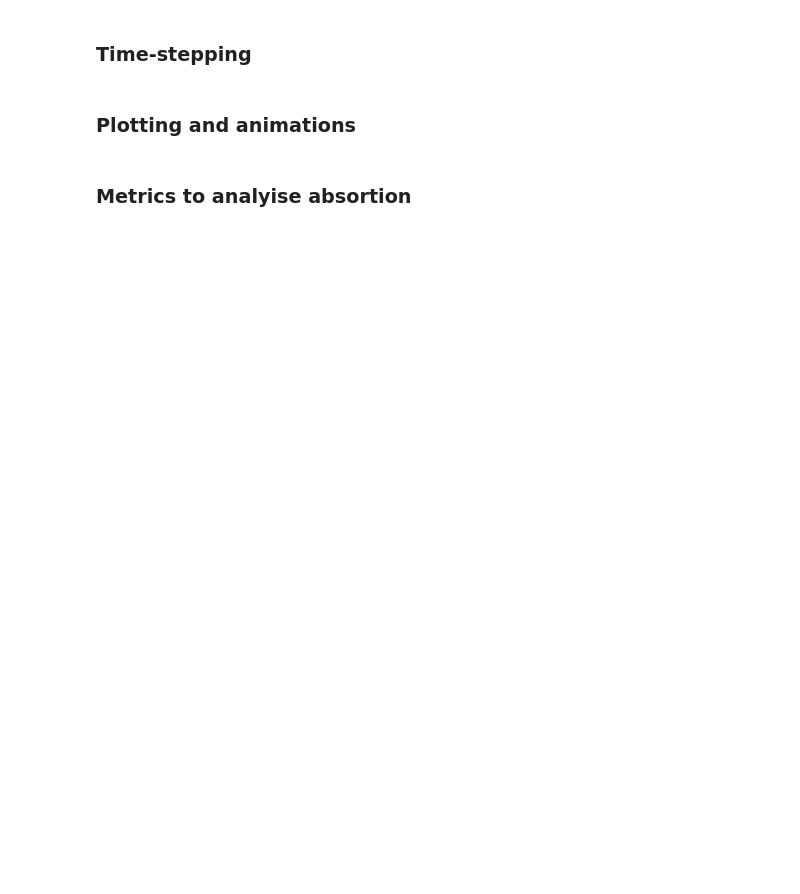
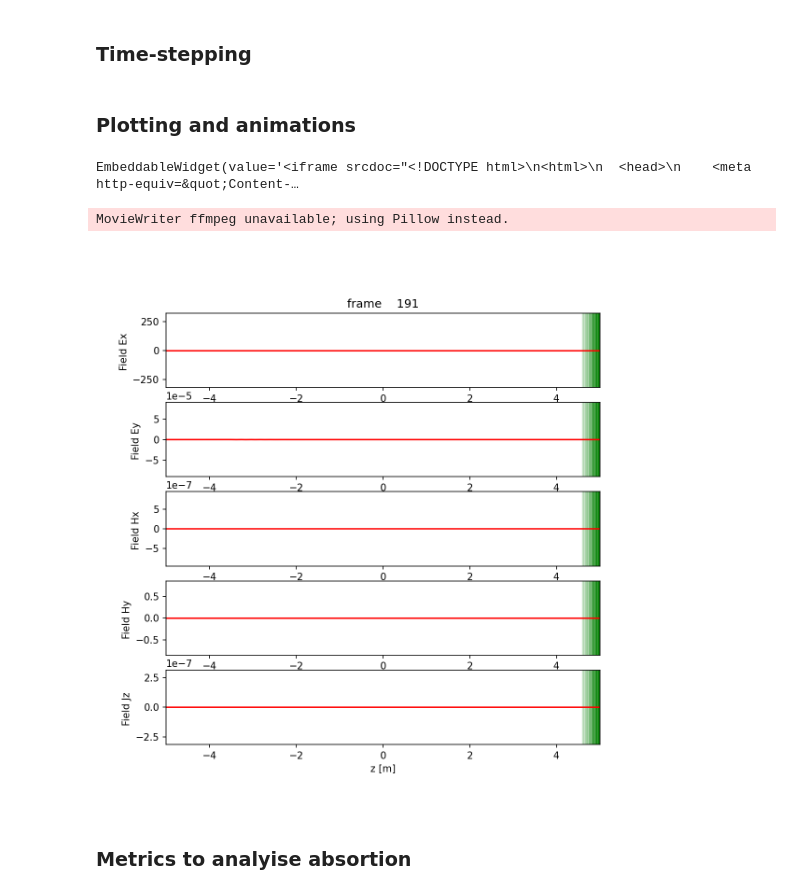
Before and after one commit to ImpedanCEI/wakis, a Jupyter notebook: notebooks/003_PML_absorption1d.ipynb, the cells around one changed output. Saved outputs shown, nothing was run; the diff lists cells and outputs as text; code cells hidden in the pictures; blank space fills up the shorter version.

```diff
--- a/notebooks/003_PML_absorption1d.ipynb
+++ b/notebooks/003_PML_absorption1d.ipynb
@@ -125,8 +141,7 @@ for d in ['x','y','z']:
 # Fields to save
 Ex, Ey, Hx, Hy, Jz = [], [], [], [], []
 
-plot2D=False
-plot3D=False
+plot2D=False #Turn on to generate 2d plots on-the-fly!
 
 N1 = 5*int((2+zmax-zmin)/c_light/solver.dt)
 for n in tqdm(range(N1)):
@@ -144,17 +159,18 @@ for n in tqdm(range(N1)):
         Hy.append(solver.H[Nx//2, Ny//2, :, 'y'])
         Jz.append(solver.J[Nx//2, Ny//2, :, 'z'])
 
-    if plot2D and n%50 == 0:
+    if plot2D and n%100 == 0:
         solver.plot2D(field='H', component='y', plane='ZY', pos=0.5, norm='symlog',
                vmin=-1, vmax=1, figsize=[8,4], cmap='RdBu', patch_alpha=0.1,
-               add_patch=None, title='Hy', off_screen=True, n=n, interpolation='spline36')
-    if plot3D and n==100:
-        solver.plot3D( 'Hy',n=n,  add_stl='barriers', clip_interactive=True, )
+               add_patch=False, off_screen=True, n=n, interpolation='spline36',
+               title='notebooks/data/003_Hy',)
 # %% [markdown]
 ### Plotting and animations
 # %%
-# quick plotting
-solver.plot3D( 'Hy', add_stl='barrier1', clip_interactive=True, stl_opacity=0.4, cmap='gnuplot' )
+# quick 3d plotting
+solver.plot3D( 'Hy', add_stl='b1', clip_interactive=True, stl_opacity=0.4, cmap='gnuplot' )
+# %% [output]
+EmbeddableWidget(value='<iframe srcdoc="<!DOCTYPE html>\n<html>\n  <head>\n    <meta http-equiv=&quot;Content-…
 # %%
 from argparse import Namespace as NS
 fields = {
@@ -165,36 +181,38 @@ fields = {
   'Jz': NS( values=np.array(Jz), units='', ),
 }
 
 # frames animation
-fig, axs = plt.subplots( len(fields), 1, figsize=[12,8], dpi=150, )
+fig, axs = plt.subplots( len(fields), 1, figsize=[8,8], dpi=150, )
 
 axs[-1].set_xlabel(f'z [m]')
 for ax, ( ki, vi, ) in zip(axs,fields.items()):
 
   ax.set_ylabel(f'Field {ki} {vi.units}')
 
   q = np.abs(vi.values).max()
   ax.set_ylim((-q,q))
   ax.set_xlim((zmin,zmax))
 
   # barriers
   for b, si in zip(barrier.values(),ss):
     xlo, xhi, ylo, yhi, zlo, zhi = b.bounds
     ax.axvspan(zlo, zhi, color='g', alpha=.1 + .6*si/ss.max())
 
   ls = [ ax.plot(solver.z, np.full_like( solver.z, np.nan, ), c='r')[0] for ax in axs ]
 
 def animate(frame,ls,fields,axs):
   fig.gca()
   axs[0].set_title(f'frame {frame:6d}')
   # field
   for li, ( ki, vi, ) in zip(ls,fields.items()):
     li.set( data=(solver.z,vi.values[frame]), )
   return ls
 
 anim = matplotlib.animation.FuncAnimation(fig, lambda frame: animate(frame,ls,fields,axs), frames=len(vi.values), )
-anim.save(f'movie_all.mp4')
-plt.close(fig)
+anim.save(f'notebooks/data/003_movie.gif')
+# %% [output]
+MovieWriter ffmpeg unavailable; using Pillow instead.
+[figure, added]
 # %% [markdown]
 ### Metrics to analyise absortion
 # %%
```
Also changed, not shown: parts of 9 cells of this notebook.
